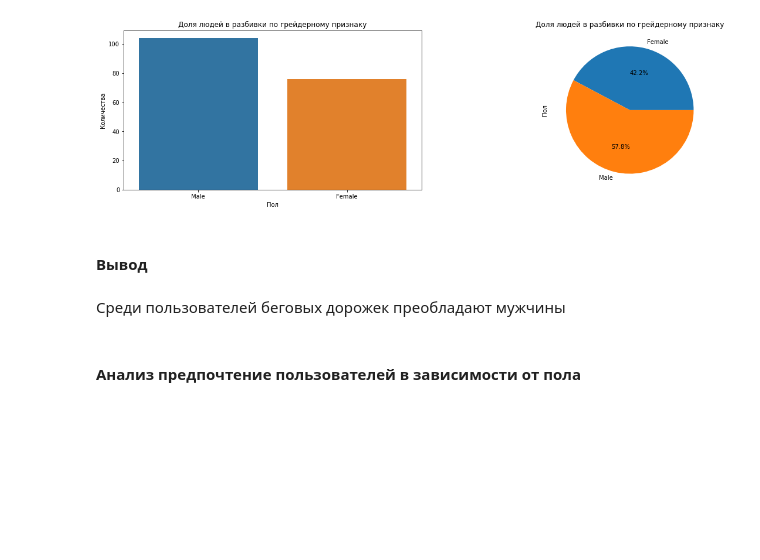
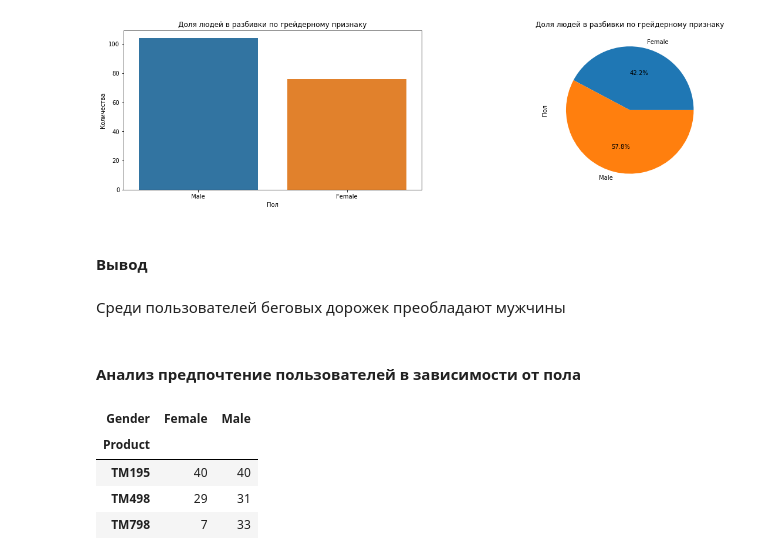
Before and after one commit to Chularev/kaggle_competitions, a Jupyter notebook: CardioGoodFitness/notebook.ipynb, the cells around one changed output. Drawn from its saved outputs; the diff is of its cells as text; code cells hidden in the pictures; blank space fills up the shorter version.

```diff
--- a/CardioGoodFitness/notebook.ipynb
+++ b/CardioGoodFitness/notebook.ipynb
@@ -358,0 +361,8 @@ print_categories_variable('Gender', 'Доля людей в разбивки п
+# %%
+contingency
+# %% [output]
+| Gender | Female | Male |
+| Product |  |  |
+| TM195 | 40 | 40 |
+| TM498 | 29 | 31 |
+| TM798 | 7 | 33 |
```
Also changed, not shown: parts of 9 cells of this notebook.
